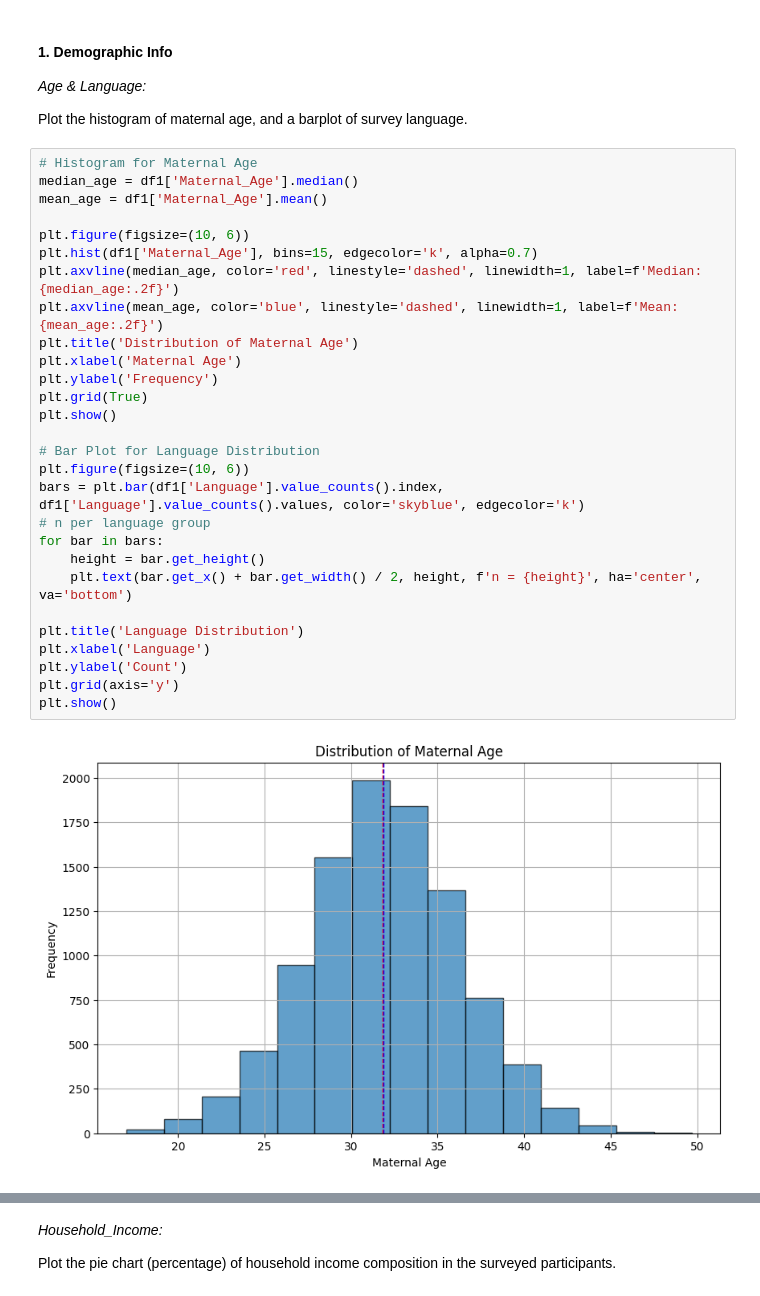
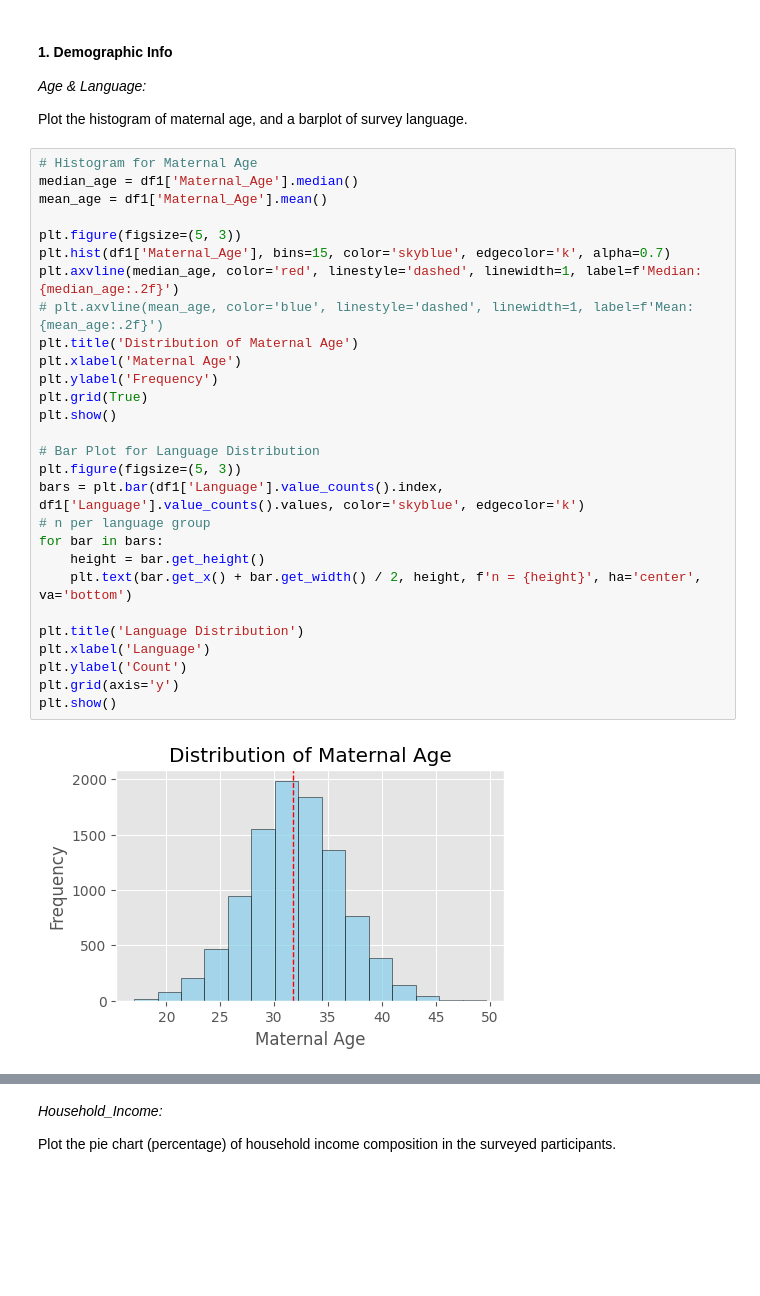
Before and after one commit to hjx2020/can-pregnancy-covid, a Jupyter notebook: pregnancy_data_analysis.ipynb, the cells around one changed output, grey strips where cells are left out. Saved outputs shown, nothing was run; the diff lists cells and outputs as text; blank space fills up the shorter version.

```diff
--- a/pregnancy_data_analysis.ipynb
+++ b/pregnancy_data_analysis.ipynb
@@ -600,30 +582,30 @@ Plot the histogram of maternal age, and a barplot of survey language.
 # %%
 # Histogram for Maternal Age
 median_age = df1['Maternal_Age'].median()
 mean_age = df1['Maternal_Age'].mean()
 
-plt.figure(figsize=(10, 6))
-plt.hist(df1['Maternal_Age'], bins=15, edgecolor='k', alpha=0.7)
+plt.figure(figsize=(5, 3))
+plt.hist(df1['Maternal_Age'], bins=15, color='skyblue', edgecolor='k', alpha=0.7)
 plt.axvline(median_age, color='red', linestyle='dashed', linewidth=1, label=f'Median: {median_age:.2f}')
-plt.axvline(mean_age, color='blue', linestyle='dashed', linewidth=1, label=f'Mean: {mean_age:.2f}')
+# plt.axvline(mean_age, color='blue', linestyle='dashed', linewidth=1, label=f'Mean: {mean_age:.2f}')
 plt.title('Distribution of Maternal Age')
 plt.xlabel('Maternal Age')
 plt.ylabel('Frequency')
 plt.grid(True)
 plt.show()
 
 # Bar Plot for Language Distribution
-plt.figure(figsize=(10, 6))
+plt.figure(figsize=(5, 3))
 bars = plt.bar(df1['Language'].value_counts().index, df1['Language'].value_counts().values, color='skyblue', edgecolor='k')
 # n per language group
 for bar in bars:
     height = bar.get_height()
     plt.text(bar.get_x() + bar.get_width() / 2, height, f'n = {height}', ha='center', va='bottom')
 
 plt.title('Language Distribution')
 plt.xlabel('Language')
 plt.ylabel('Count')
 plt.grid(axis='y')
 plt.show()
 # %% [output]
-[figure, old version]
+[figure, new version]
```
Also changed, not shown: parts of 65 cells of this notebook, 3 other files.
